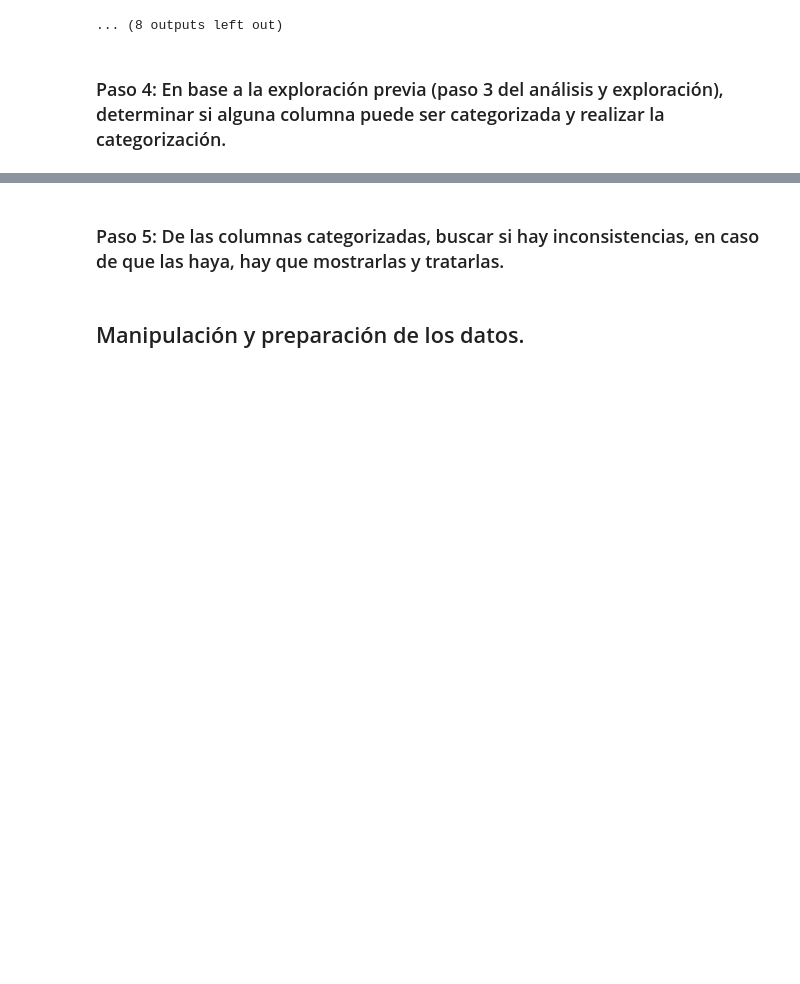
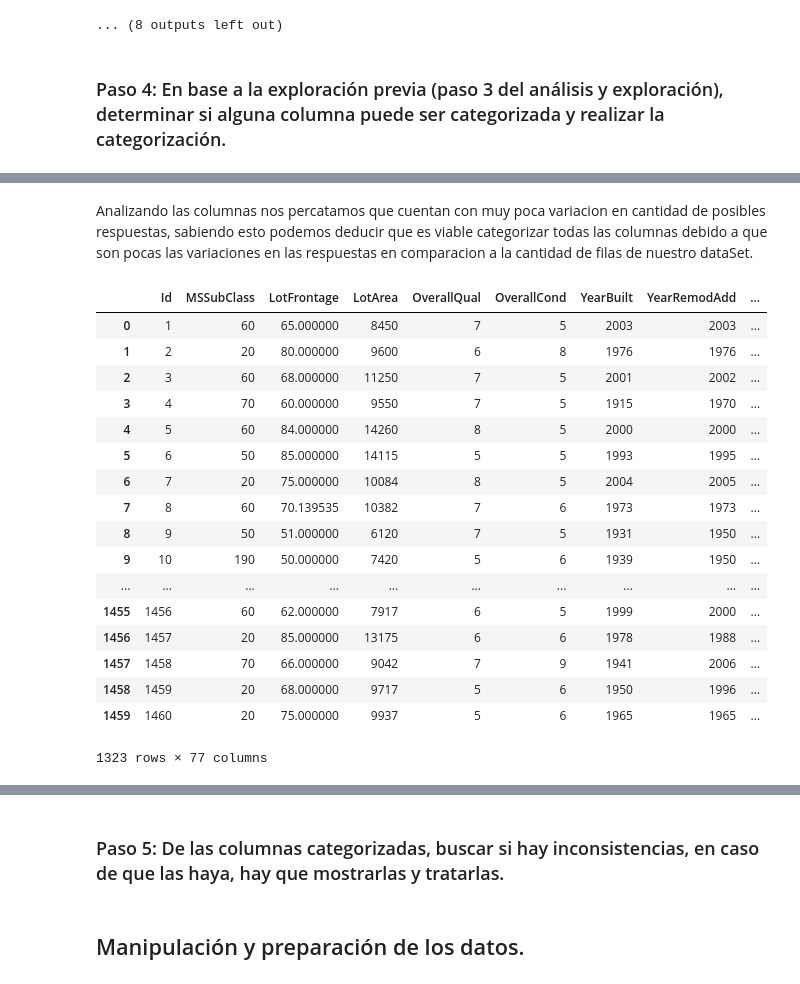
Before and after one commit to alan19720/proyecto1, a Jupyter notebook: Proyecto 1 - EDA completo.ipynb, the cells around one changed output, grey strips where cells are left out. Drawn from its saved outputs; the diff is of its cells as text; code cells hidden in the pictures; blank space fills up the shorter version.

Commit message:
fin_categorias

```diff
--- a/Proyecto 1 - EDA completo.ipynb
+++ b/Proyecto 1 - EDA completo.ipynb
@@ -538,3 +533,8 @@ for columna in columnas_a_tratar:
 ... (8 outputs left out)
 # %% [markdown]
 ### Paso 4: En base a la exploración previa (paso 3 del análisis y exploración), determinar si alguna columna puede ser categorizada y realizar la categorización.
+# %%
+#sacamos todas las columnas que son objeto y mostramos las variaciones de datos en cada columna para una posible categorización
+columnas_objeto = df_limpio.select_dtypes(include=['object']).columns
+for col in columnas_objeto:
+    print("Opciones de la columna",col,":",df_limpio[col].nunique())
@@ -540,0 +559,38 @@ for columna in columnas_a_tratar:
+# %% [markdown]
+Analizando las columnas nos percatamos que cuentan con muy poca variacion en cantidad de posibles respuestas, sabiendo esto podemos deducir que es viable categorizar todas las columnas debido a que son pocas las variaciones en las respuestas en comparacion a la cantidad de filas de nuestro dataSet.
+# %%
+#realizamos una copia del dataSet para ingresar las molumnas ya categorizadas
+df_categorizado= df_limpio.copy()
+pd.set_option('display.max_columns', 0)  #configurar pandas para ver las filas
+
+for col in columnas_objeto:
+# Crear categorías
+    categorias = pd.Categorical(df_limpio[col], categories=df_limpio[col].unique(), ordered=True)
+#Borramos la columna
+    df_limpio = df_limpio.drop(col, axis=1)
+    df_categorizado = df_categorizado.drop(col, axis=1)
+# Agregar la columna categorizada al DataFrame
+    df_limpio[col] = categorias
+#Codificar las categorías en valores numéricos
+    df_categorizado[col] = df_limpio[col].cat.codes
+
+display(df_categorizado)
+# %% [output]
+|  | Id | MSSubClass | LotFrontage | LotArea | OverallQual | OverallCond | YearBuilt | YearRemodAdd | ... |
+| 0 | 1 | 60 | 65.000000 | 8450 | 7 | 5 | 2003 | 2003 | ... |
+| 1 | 2 | 20 | 80.000000 | 9600 | 6 | 8 | 1976 | 1976 | ... |
+| 2 | 3 | 60 | 68.000000 | 11250 | 7 | 5 | 2001 | 2002 | ... |
+| 3 | 4 | 70 | 60.000000 | 9550 | 7 | 5 | 1915 | 1970 | ... |
+| 4 | 5 | 60 | 84.000000 | 14260 | 8 | 5 | 2000 | 2000 | ... |
+| 5 | 6 | 50 | 85.000000 | 14115 | 5 | 5 | 1993 | 1995 | ... |
+| 6 | 7 | 20 | 75.000000 | 10084 | 8 | 5 | 2004 | 2005 | ... |
+| 7 | 8 | 60 | 70.139535 | 10382 | 7 | 6 | 1973 | 1973 | ... |
+| 8 | 9 | 50 | 51.000000 | 6120 | 7 | 5 | 1931 | 1950 | ... |
+| 9 | 10 | 190 | 50.000000 | 7420 | 5 | 6 | 1939 | 1950 | ... |
+| ... | ... | ... | ... | ... | ... | ... | ... | ... | ... |
+| 1455 | 1456 | 60 | 62.000000 | 7917 | 6 | 5 | 1999 | 2000 | ... |
+| 1456 | 1457 | 20 | 85.000000 | 13175 | 6 | 6 | 1978 | 1988 | ... |
+| 1457 | 1458 | 70 | 66.000000 | 9042 | 7 | 9 | 1941 | 2006 | ... |
+| 1458 | 1459 | 20 | 68.000000 | 9717 | 5 | 6 | 1950 | 1996 | ... |
+| 1459 | 1460 | 20 | 75.000000 | 9937 | 5 | 6 | 1965 | 1965 | ... |
+1323 rows × 77 columns
```
Also changed, not shown: parts of 7 cells of this notebook.
